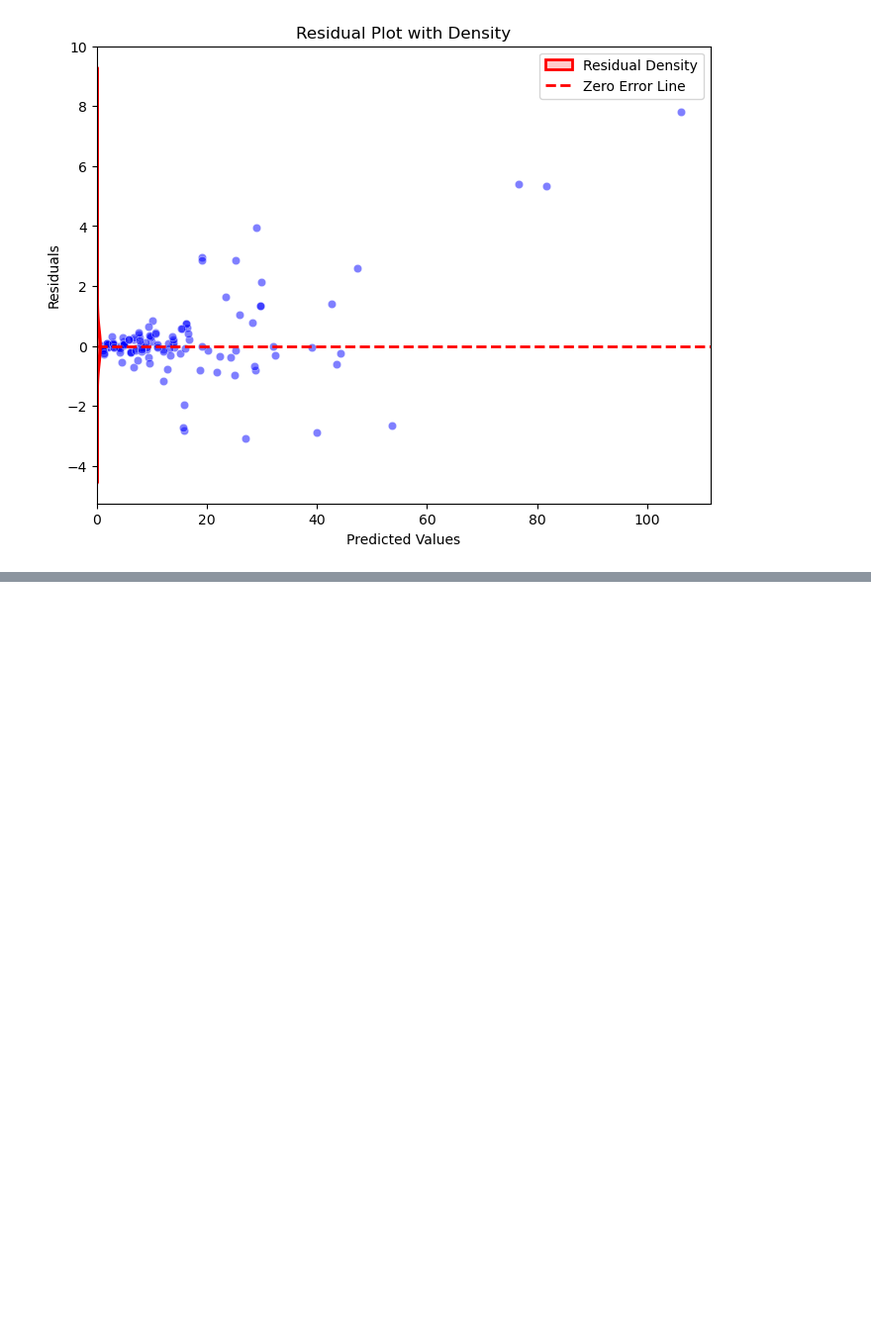
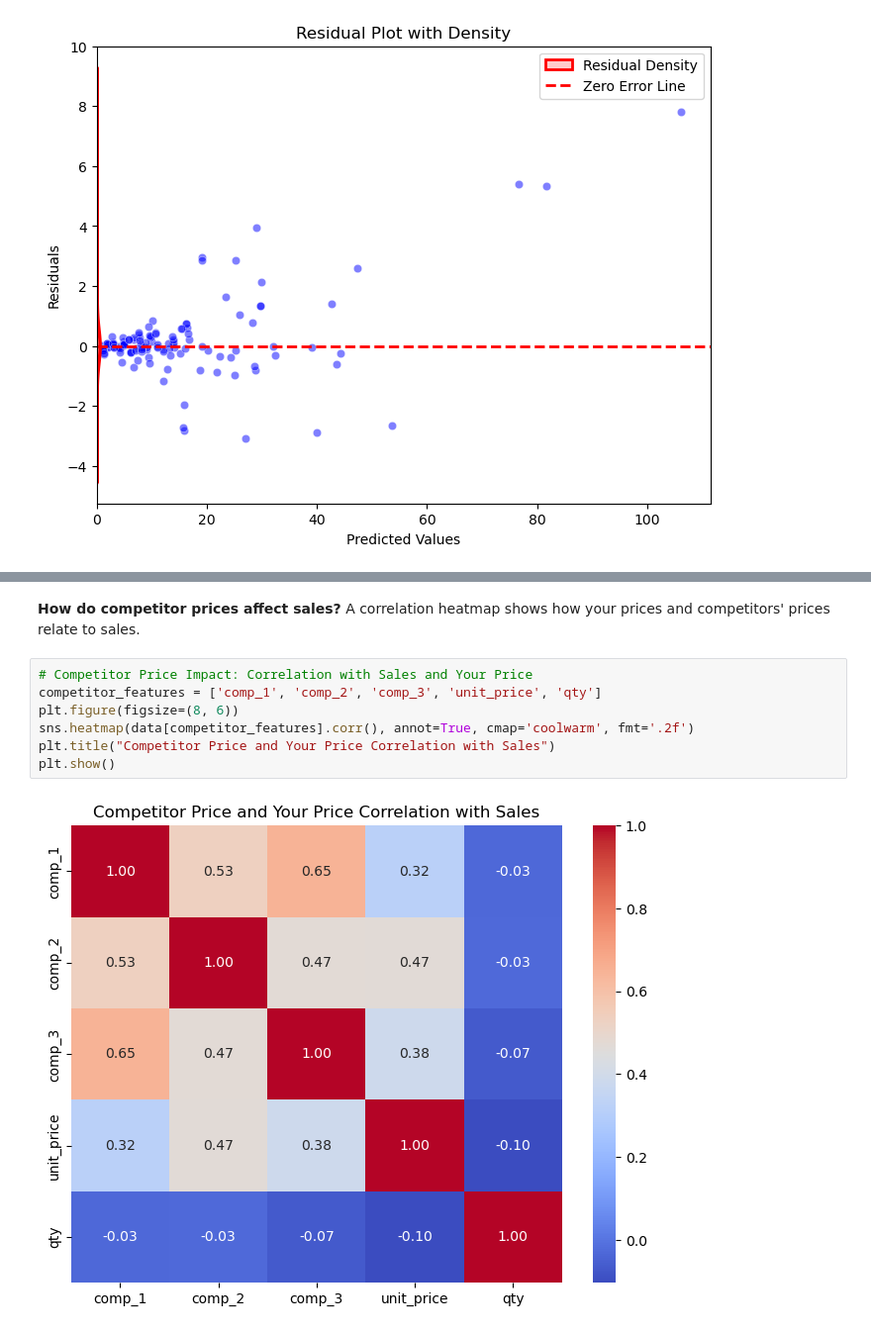
Before and after one commit to MiltonGreat/Retail-Price-Optimization, a Jupyter notebook: Retail Price Optimization.ipynb, the cells around one changed output, grey strips where cells are left out. Shown: that part at 99% size. Cells and saved outputs as stored; diff of their text form; blank space fills up the shorter version.

```diff
--- a/Retail Price Optimization.ipynb
+++ b/Retail Price Optimization.ipynb
@@ -193,0 +247,11 @@ plt.show()
+# %% [markdown]
+**How do competitor prices affect sales?** A correlation heatmap shows how your prices and competitors' prices relate to sales.
+# %%
+# Competitor Price Impact: Correlation with Sales and Your Price
+competitor_features = ['comp_1', 'comp_2', 'comp_3', 'unit_price', 'qty']
+plt.figure(figsize=(8, 6))
+sns.heatmap(data[competitor_features].corr(), annot=True, cmap='coolwarm', fmt='.2f')
+plt.title("Competitor Price and Your Price Correlation with Sales")
+plt.show()
+# %% [output]
+[figure, added]
```
Also changed, not shown: parts of 16 cells of this notebook.
